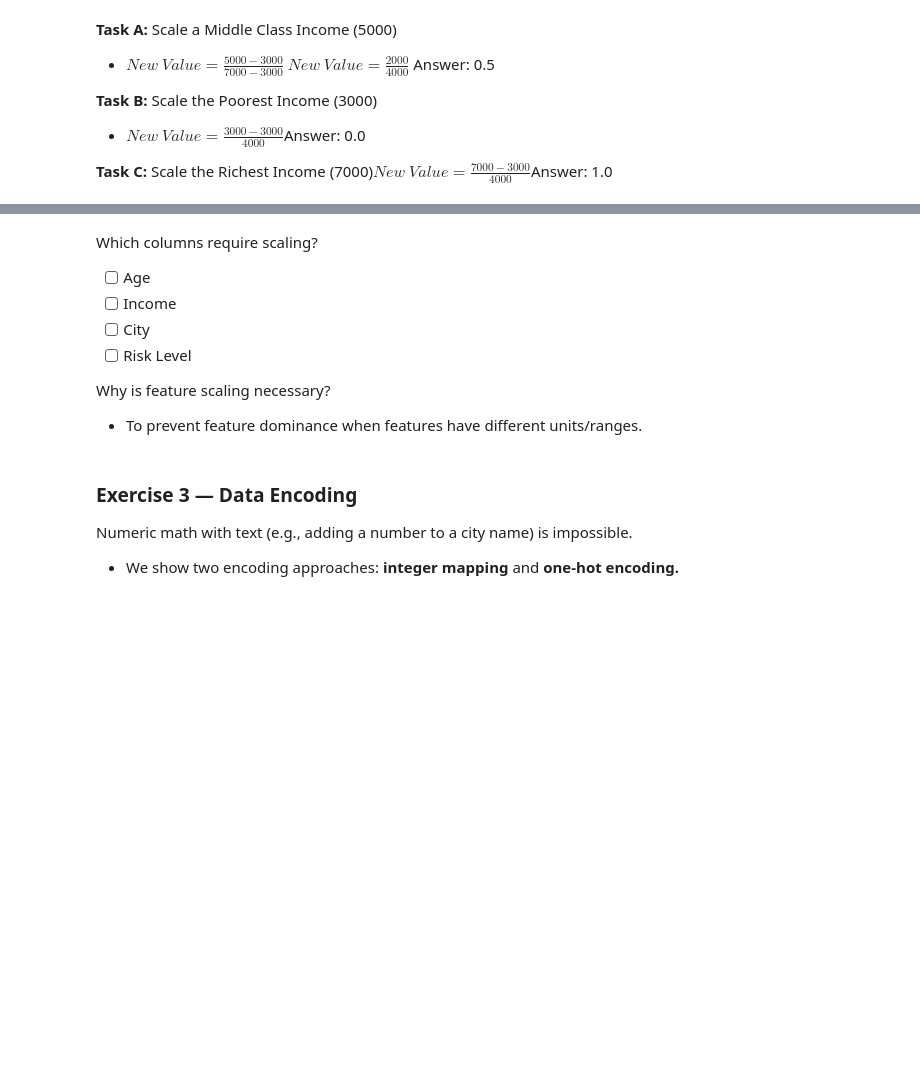
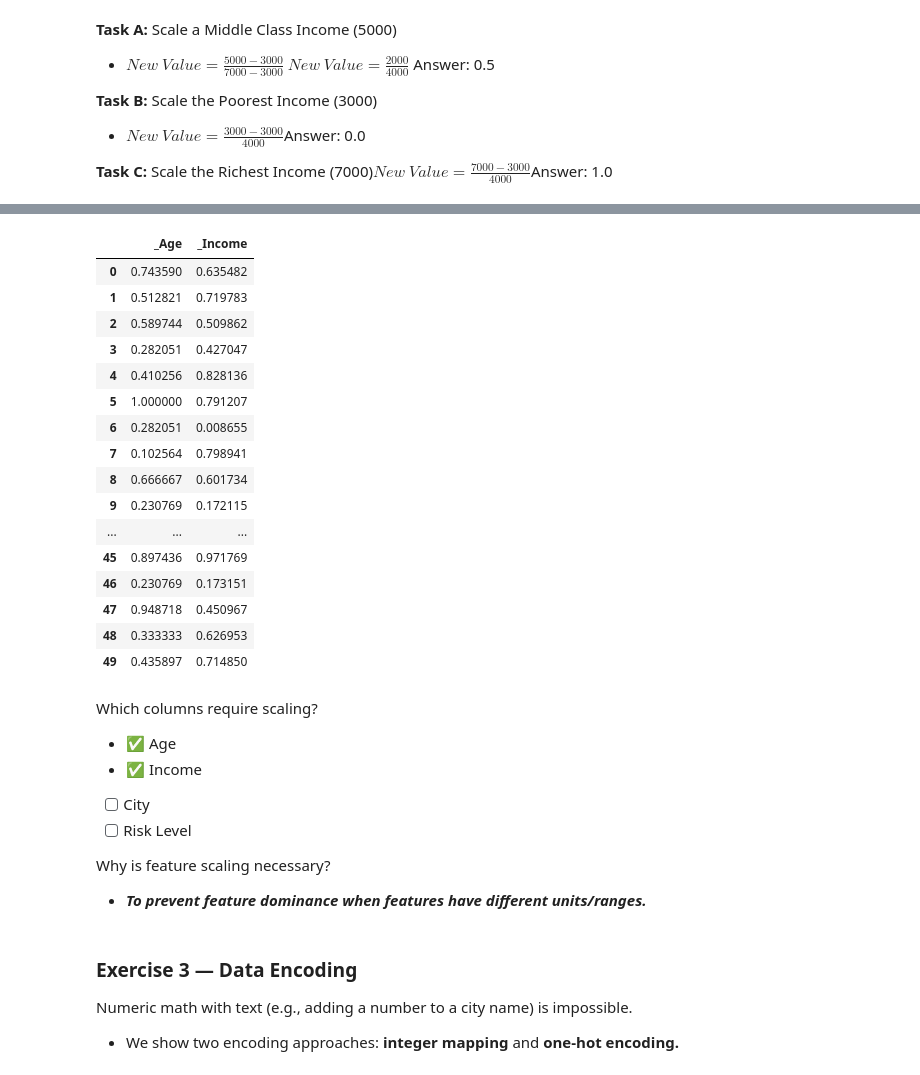
Before and after one commit to aryanpatel99/GEN-AI-PRACTICE, a Jupyter notebook: Copy_of_L2.ipynb, the cells around one changed output, grey strips where cells are left out. Saved outputs shown, nothing was run; the diff lists cells and outputs as text; code cells hidden in the pictures; blank space fills up the shorter version.

```diff
--- a/Copy_of_L2.ipynb
+++ b/Copy_of_L2.ipynb
@@ -302,3 +394,11 @@ $Answer: 0.5
 **Task C:** Scale the Richest Income (7000)$New\ Value = \frac{7000 - 3000}{4000}$Answer: 1.0
 # %%
 # 1. Create a dataset with huge differences in scale
+data = {
+    "Age":np.random.randint(20,60,50),
+    "Income": np.random.randint(25000,800000,50)
+}
+
+df = pd.DataFrame(data)
+# df
+df.head()
@@ -307,2 +412,28 @@ $Answer: 0.5
+# %%
+# 2. Scaling (Min-Max used here to get a perfect 0-1 range)
+from sklearn.preprocessing import MinMaxScaler
+scaler = MinMaxScaler()
+
+# here the formula is put there in and the data is scaled between 0 and 1 in this case
+df_scaled = pd.DataFrame(scaler.fit_transform(df), columns = ["_Age","_Income"])
+df_scaled
+# %% [output]
+|  | _Age | _Income |
+| 0 | 0.743590 | 0.635482 |
+| 1 | 0.512821 | 0.719783 |
+| 2 | 0.589744 | 0.509862 |
+| 3 | 0.282051 | 0.427047 |
+| 4 | 0.410256 | 0.828136 |
+| 5 | 1.000000 | 0.791207 |
+| 6 | 0.282051 | 0.008655 |
+| 7 | 0.102564 | 0.798941 |
+| 8 | 0.666667 | 0.601734 |
+| 9 | 0.230769 | 0.172115 |
+| ... | ... | ... |
+| 45 | 0.897436 | 0.971769 |
+| 46 | 0.230769 | 0.173151 |
+| 47 | 0.948718 | 0.450967 |
+| 48 | 0.333333 | 0.626953 |
+| 49 | 0.435897 | 0.714850 |
 # %%
 # 3. Data Plotting before scaling
@@ -310,13 +444,13 @@ $Answer: 0.5
 # 4. Data Plotting after scaling
 # %% [markdown]
 Which columns require scaling?
-- [ ] Age
-- [ ] Income
+- ✅ Age
+- ✅ Income
 - [ ] City
 - [ ] Risk Level
 
 Why is feature scaling necessary?
-- To prevent feature dominance when features have different units/ranges.
+- ***To prevent feature dominance when features have different units/ranges.***
 # %% [markdown]
 ### **Exercise 3 — Data Encoding**
 
```
Also changed, not shown: parts of 15 cells of this notebook.
